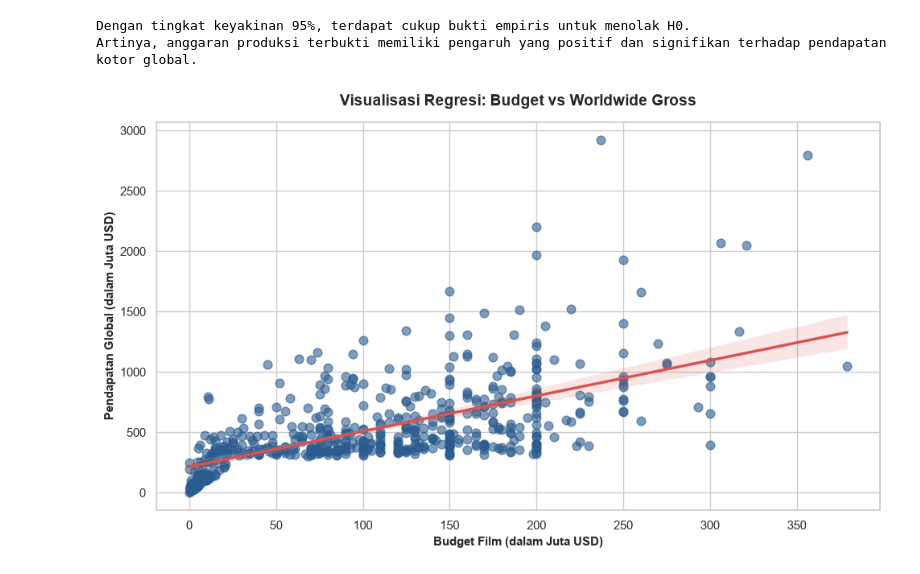
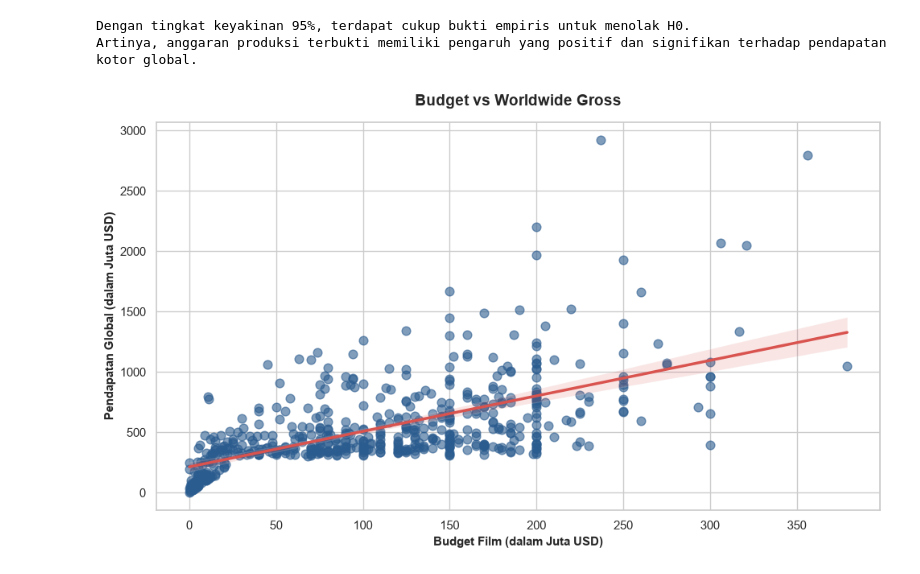
Before and after one commit to ahzasasa/anareg, a Jupyter notebook: simple-linear-regression.ipynb, the cells around one changed output. Cells and saved outputs as stored; diff of their text form; code cells hidden in the pictures.

```diff
--- a/simple-linear-regression.ipynb
+++ b/simple-linear-regression.ipynb
@@ -527,26 +520,26 @@ Artinya, anggaran produksi terbukti memiliki pengaruh yang positif dan signifika
 # %%
 # tema
 sns.set_theme(style="whitegrid")
 
 # ukuran grafik
 plt.figure(figsize=(10, 6))
 
 # scatter plot, garis regresi
 sns.regplot(
     data=movies_df,
     x="budget_millions",
     y="worldwide_gross_m",
     scatter_kws={"color": "#2b5c8f", "alpha": 0.6, "s": 60},
     line_kws={"color": "#d9534f", "linewidth": 2.5}
 )
 
 # judul, label sumbu
-plt.title("Visualisasi Regresi: Budget vs Worldwide Gross", fontsize=14, fontweight="bold", pad=15)
+plt.title("Budget vs Worldwide Gross", fontsize=14, fontweight="bold", pad=15)
 plt.xlabel("Budget Film (dalam Juta USD)", fontsize=11, fontweight="bold")
 plt.ylabel("Pendapatan Global (dalam Juta USD)", fontsize=11, fontweight="bold")
 
 # grafik
 plt.tight_layout()
 plt.show()
 # %% [output]
-[figure, old version]
+[figure, new version]
```
Also changed, not shown: parts of 8 cells of this notebook, 1 other file.
